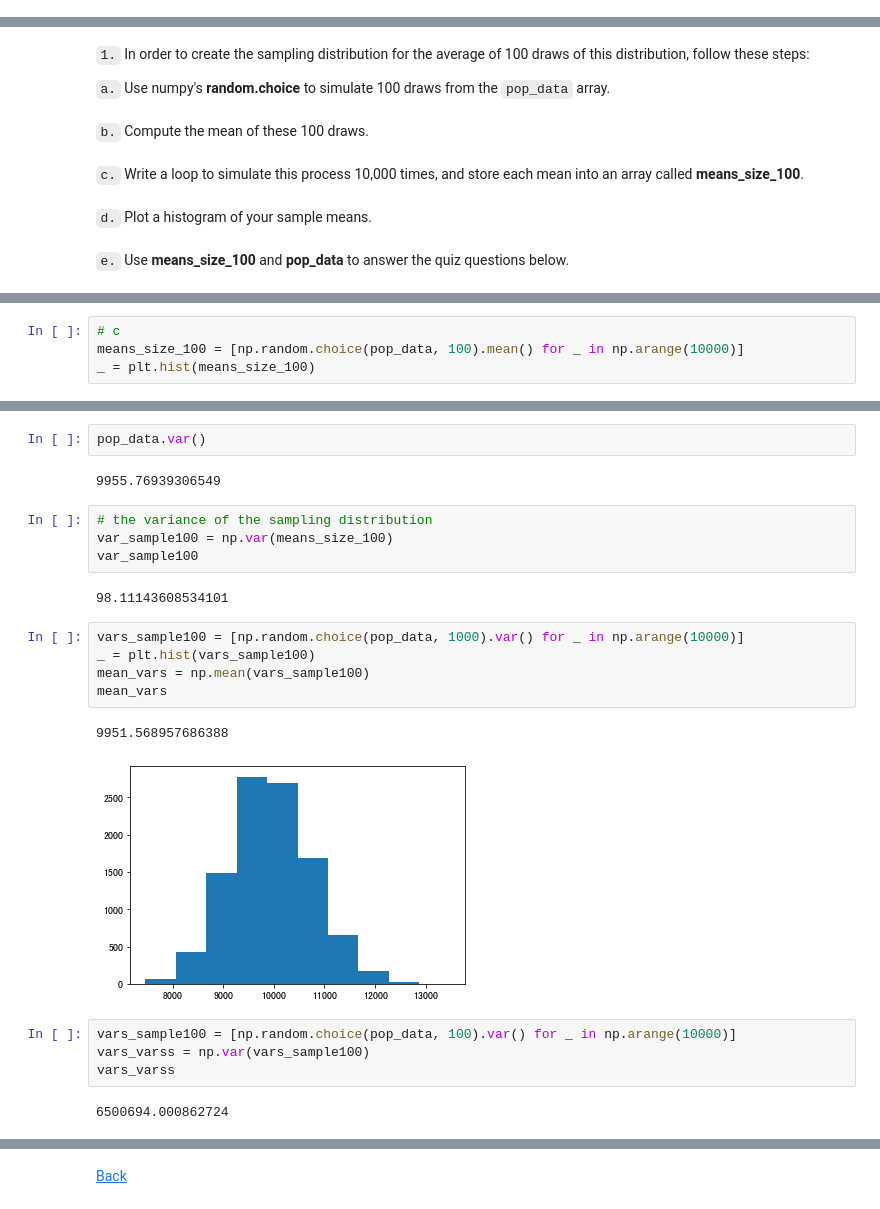
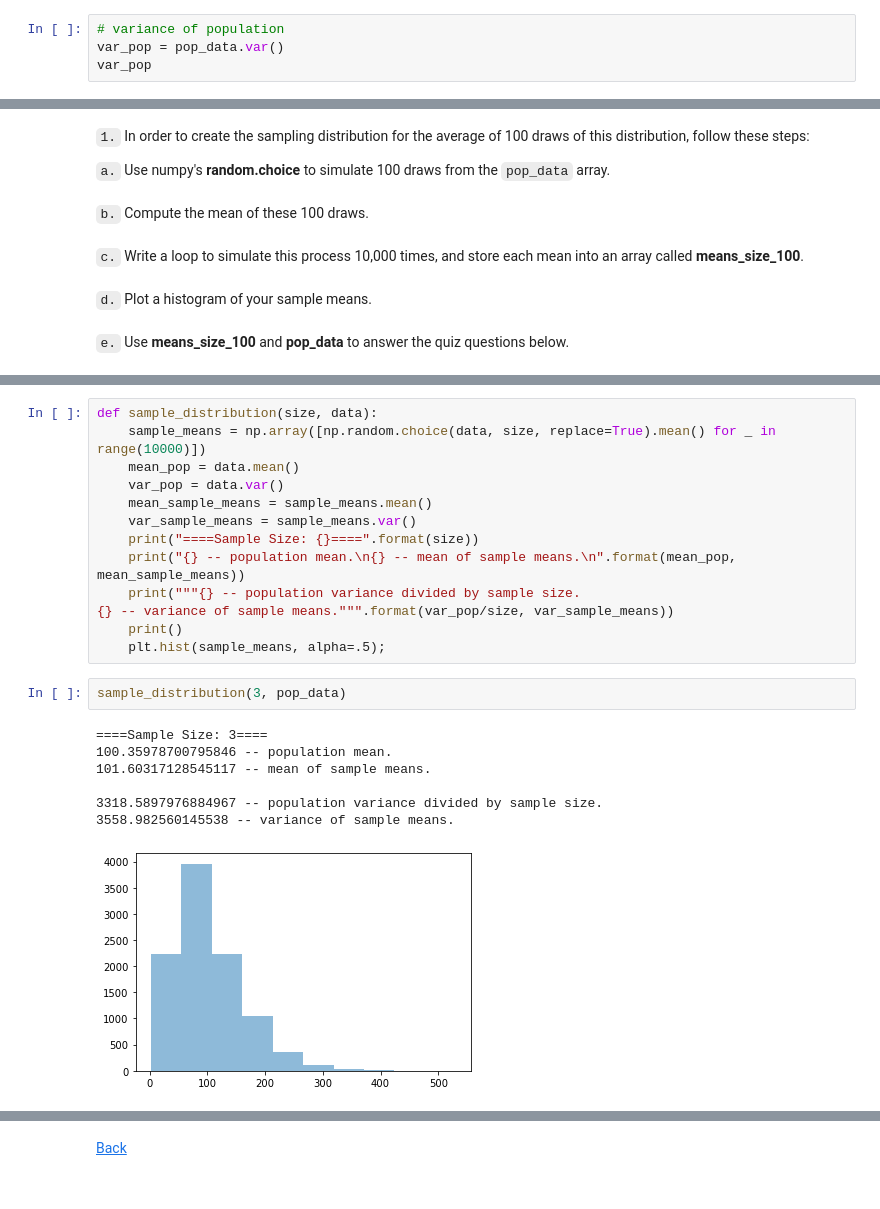
Before and after one commit to Alex-YuZ/Statistics-using-python, a Jupyter notebook: Inferential_Statistics.ipynb, the cells around one changed output, grey strips where cells are left out. Drawn from its saved outputs; the diff is of its cells as text.

```diff
--- a/Inferential_Statistics.ipynb
+++ b/Inferential_Statistics.ipynb
@@ -225,0 +235,4 @@ std_pop
+# %%
+# variance of population
+var_pop = pop_data.var()
+var_pop
@@ -246,4 +260,0 @@ mean_sample100
-# %%
-# c
-means_size_100 = [np.random.choice(pop_data, 100).mean() for _ in np.arange(10000)]
-_ = plt.hist(means_size_100)
@@ -262,24 +261,23 @@ pop_data.mean()
-# %%
-pop_data.var()
-# %% [output]
-9955.76939306549
-# %%
-# the variance of the sampling distribution
-var_sample100 = np.var(means_size_100)
-var_sample100
-# %% [output]
-98.11143608534101
-# %%
-vars_sample100 = [np.random.choice(pop_data, 1000).var() for _ in np.arange(10000)]
-_ = plt.hist(vars_sample100)
-mean_vars = np.mean(vars_sample100)
-mean_vars
-# %% [output]
-9951.568957686388
-[figure, removed]
-# %%
-vars_sample100 = [np.random.choice(pop_data, 100).var() for _ in np.arange(10000)]
-vars_varss = np.var(vars_sample100)
-vars_varss
-# %% [output]
-6500694.000862724
+# %%
+def sample_distribution(size, data):
+    sample_means = np.array([np.random.choice(data, size, replace=True).mean() for _ in range(10000)])
+    mean_pop = data.mean()
+    var_pop = data.var()
+    mean_sample_means = sample_means.mean()
+    var_sample_means = sample_means.var()
+    print("====Sample Size: {}====".format(size))
+    print("{} -- population mean.\n{} -- mean of sample means.\n".format(mean_pop, mean_sample_means))
+    print("""{} -- population variance divided by sample size.
+{} -- variance of sample means.""".format(var_pop/size, var_sample_means))
+    print()
+    plt.hist(sample_means, alpha=.5);
+# %%
+sample_distribution(3, pop_data)
+# %% [output]
+====Sample Size: 3====
+100.35978700795846 -- population mean.
+101.60317128545117 -- mean of sample means.
+
+3318.5897976884967 -- population variance divided by sample size.
+3558.982560145538 -- variance of sample means.
+[figure, added]
```
Also changed, not shown: parts of 18 cells of this notebook.
